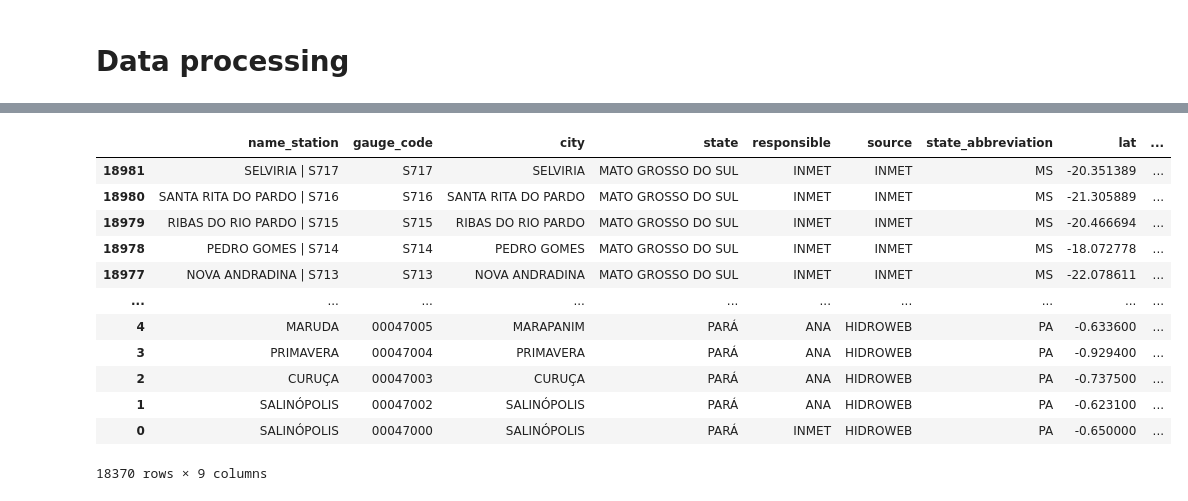
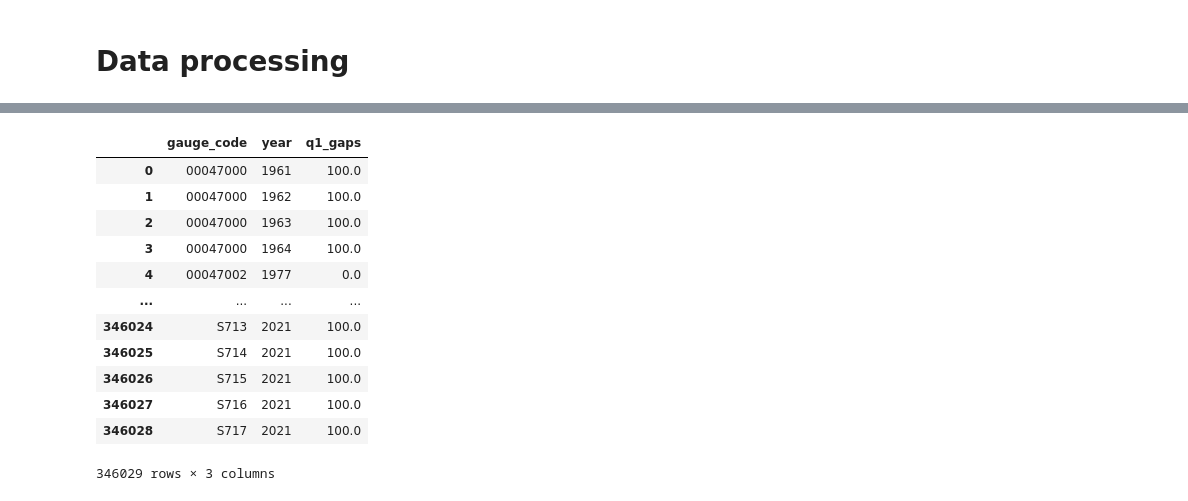
Before and after one commit to LARHENA/UFPB_Brain-D, a Jupyter notebook: Scripts e Dados/2.2 - Quality Control (Q1 - gaps).ipynb, the cells around one changed output, grey strips where cells are left out. Saved outputs shown, nothing was run; the diff lists cells and outputs as text; code cells hidden in the pictures.

```diff
--- a/Scripts e Dados/2.2 - Quality Control (Q1 - gaps).ipynb
+++ b/Scripts e Dados/2.2 - Quality Control (Q1 - gaps).ipynb
@@ -31,0 +61,9 @@ df_data
+# %%
+# Convert to datetime and sort
+df_data = df_data.sort_values(['gauge_code', 'datetime'])
+
+# Extract year for start/end gap calculations
+df_data['year'] = df_data['datetime'].dt.year
+
+# Group by station and year (to handle multi-year data)
+df_data = df_data.groupby(['gauge_code', 'year'])
@@ -31,0 +113,9 @@ df_data
+# %%
+df_q1_gaps['days_in_year'] = df_q1_gaps.apply(lambda x: 366 if x['year'] % 4 == 0 and (x['year'] % 100 != 0 or x['year'] % 400 == 0) else 365, axis=1)
+df_q1_gaps['total_gaps'] = df_q1_gaps['days_in_year'] - df_q1_gaps['active_days']
+df_q1_gaps['max_gap_days'] = df_q1_gaps['max_gap_days'].astype(int)  # Convert to nullable integer type
+df_q1_gaps['start_gap_days'] = df_q1_gaps['start_gap_days'].astype(int)  # Convert to nullable integer type
+df_q1_gaps['end_gap_days'] = df_q1_gaps['end_gap_days'].astype(int)  # Convert to nullable integer type
+df_q1_gaps['active_days'] = df_q1_gaps['active_days'].astype(int)  # Convert to nullable integer type
+df_q1_gaps['total_gaps'] = df_q1_gaps['total_gaps'].astype(int)  # Convert to nullable integer type
+df_q1_gaps[df_q1_gaps['total_gaps'] > 0].head(30)
@@ -31,0 +140,4 @@ df_data
+# %%
+df_q1_gaps['q1_gaps'] = 100.0 - 100.0 * (((2.0 * df_q1_gaps['total_gaps']) + df_q1_gaps['max_gap_days']) / df_q1_gaps['active_days'])
+df_q1_gaps['q1_gaps'] = df_q1_gaps['q1_gaps'].clip(lower=0, upper=100)  # Clip to [0, 100]
+df_q1_gaps[df_q1_gaps['total_gaps'] > 0].head(30)
@@ -31,0 +162,3 @@ df_data
+# %%
+df_q1_gaps_export = df_q1_gaps[['gauge_code', 'year', 'q1_gaps']]
+df_q1_gaps_export
@@ -32,17 +179,24 @@ df_data
 # %%
-df_info = pd.read_hdf('./1 - Organized data gauge/BRAZIL/DATASETS/BRAZIL_DAILY_1961_2024_CLEANED.h5', key = 'table_info', encoding = 'utf-8')
-df_info
+df_q1_gaps_export.to_hdf('./1 - Organized data gauge/BRAZIL/DATASETS/BRAZIL_DAILY_1961_2024_CLEANED.h5'
+                  , key = 'table_q1_gaps'
+                  , encoding = 'utf-8'
+                  , mode='r+'
+                  , append = False
+                  , complevel=9
+                  , format='table')
+df_q1_gaps = pd.read_hdf('./1 - Organized data gauge/BRAZIL/DATASETS/BRAZIL_DAILY_1961_2024_CLEANED.h5', key = 'table_q1_gaps', encoding = 'utf-8')
+df_q1_gaps
 # %% [output]
-|  | name_station | gauge_code | city | state | responsible | source | state_abbreviation | lat | ... |
-| 18981 | SELVIRIA | S717 | S717 | SELVIRIA | MATO GROSSO DO SUL | INMET | INMET | MS | -20.351389 | ... |
-| 18980 | SANTA RITA DO PARDO | S716 | S716 | SANTA RITA DO PARDO | MATO GROSSO DO SUL | INMET | INMET | MS | -21.305889 | ... |
-| 18979 | RIBAS DO RIO PARDO | S715 | S715 | RIBAS DO RIO PARDO | MATO GROSSO DO SUL | INMET | INMET | MS | -20.466694 | ... |
-| 18978 | PEDRO GOMES | S714 | S714 | PEDRO GOMES | MATO GROSSO DO SUL | INMET | INMET | MS | -18.072778 | ... |
-| 18977 | NOVA ANDRADINA | S713 | S713 | NOVA ANDRADINA | MATO GROSSO DO SUL | INMET | INMET | MS | -22.078611 | ... |
-| ... | ... | ... | ... | ... | ... | ... | ... | ... | ... |
-| 4 | MARUDA | 00047005 | MARAPANIM | PARÁ | ANA | HIDROWEB | PA | -0.633600 | ... |
-| 3 | PRIMAVERA | 00047004 | PRIMAVERA | PARÁ | ANA | HIDROWEB | PA | -0.929400 | ... |
-| 2 | CURUÇA | 00047003 | CURUÇA | PARÁ | ANA | HIDROWEB | PA | -0.737500 | ... |
-| 1 | SALINÓPOLIS | 00047002 | SALINÓPOLIS | PARÁ | ANA | HIDROWEB | PA | -0.623100 | ... |
-| 0 | SALINÓPOLIS | 00047000 | SALINÓPOLIS | PARÁ | INMET | HIDROWEB | PA | -0.650000 | ... |
+|  | gauge_code | year | q1_gaps |
+| 0 | 00047000 | 1961 | 100.0 |
+| 1 | 00047000 | 1962 | 100.0 |
+| 2 | 00047000 | 1963 | 100.0 |
+| 3 | 00047000 | 1964 | 100.0 |
+| 4 | 00047002 | 1977 | 0.0 |
+| ... | ... | ... | ... |
+| 346024 | S713 | 2021 | 100.0 |
+| 346025 | S714 | 2021 | 100.0 |
+| 346026 | S715 | 2021 | 100.0 |
+| 346027 | S716 | 2021 | 100.0 |
+| 346028 | S717 | 2021 | 100.0 |
-18370 rows × 9 columns
+346029 rows × 3 columns
```
Also changed, not shown: parts of 11 cells of this notebook, 1 other file.
